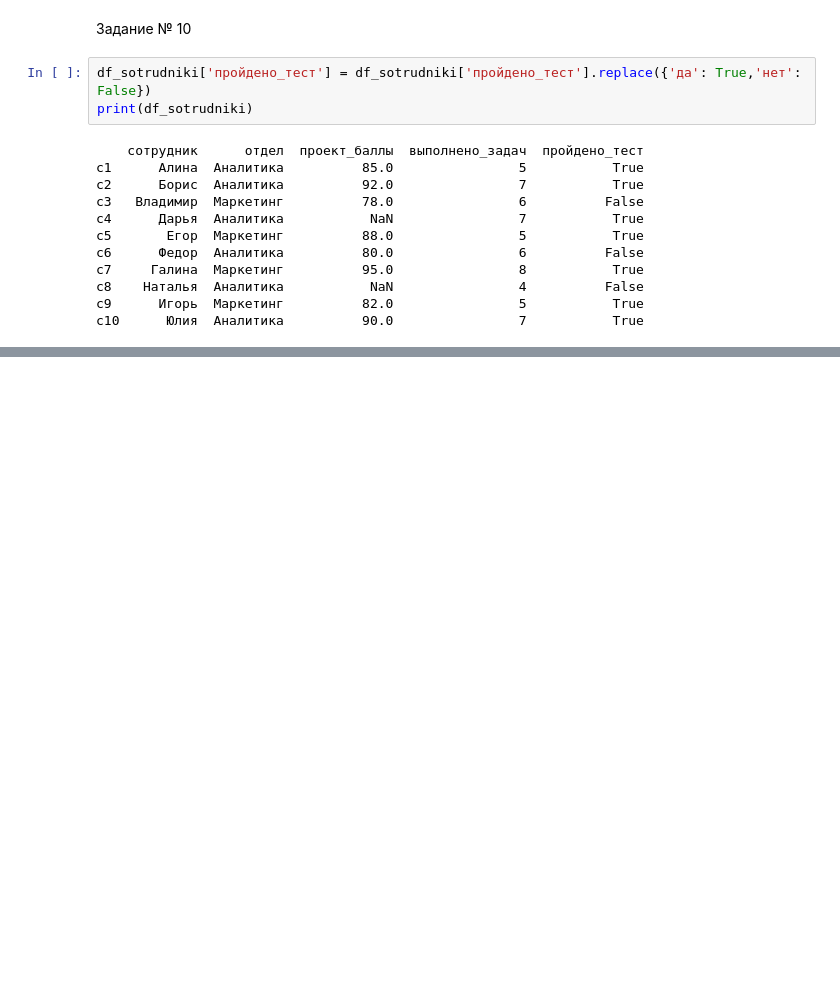
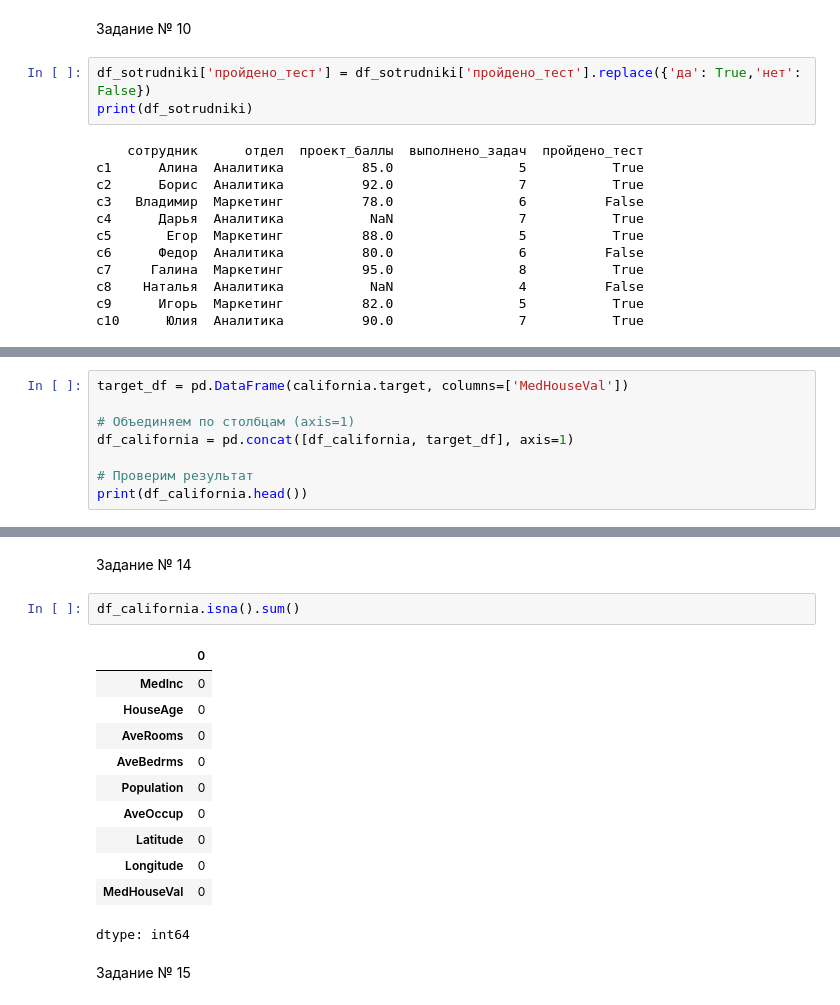
Before and after one commit to aleksaveger-bot/AlexaVegera, a Jupyter notebook: Untitled5.ipynb, the cells around one changed output, grey strips where cells are left out. Drawn from its saved outputs; the diff is of its cells as text; blank space fills up the shorter version.

```diff
--- a/Untitled5.ipynb
+++ b/Untitled5.ipynb
@@ -695,0 +807,8 @@ print(df_sotrudniki)
+# %%
+target_df = pd.DataFrame(california.target, columns=['MedHouseVal'])
+
+# Объединяем по столбцам (axis=1)
+df_california = pd.concat([df_california, target_df], axis=1)
+
+# Проверим результат
+print(df_california.head())
@@ -695,0 +850,18 @@ print(df_sotrudniki)
+# %% [markdown]
+Задание № 14
+# %%
+df_california.isna().sum()
+# %% [output]
+|  | 0 |
+| MedInc | 0 |
+| HouseAge | 0 |
+| AveRooms | 0 |
+| AveBedrms | 0 |
+| Population | 0 |
+| AveOccup | 0 |
+| Latitude | 0 |
+| Longitude | 0 |
+| MedHouseVal | 0 |
+dtype: int64
+# %% [markdown]
+Задание № 15
```
Also changed, not shown: parts of 22 cells of this notebook.
